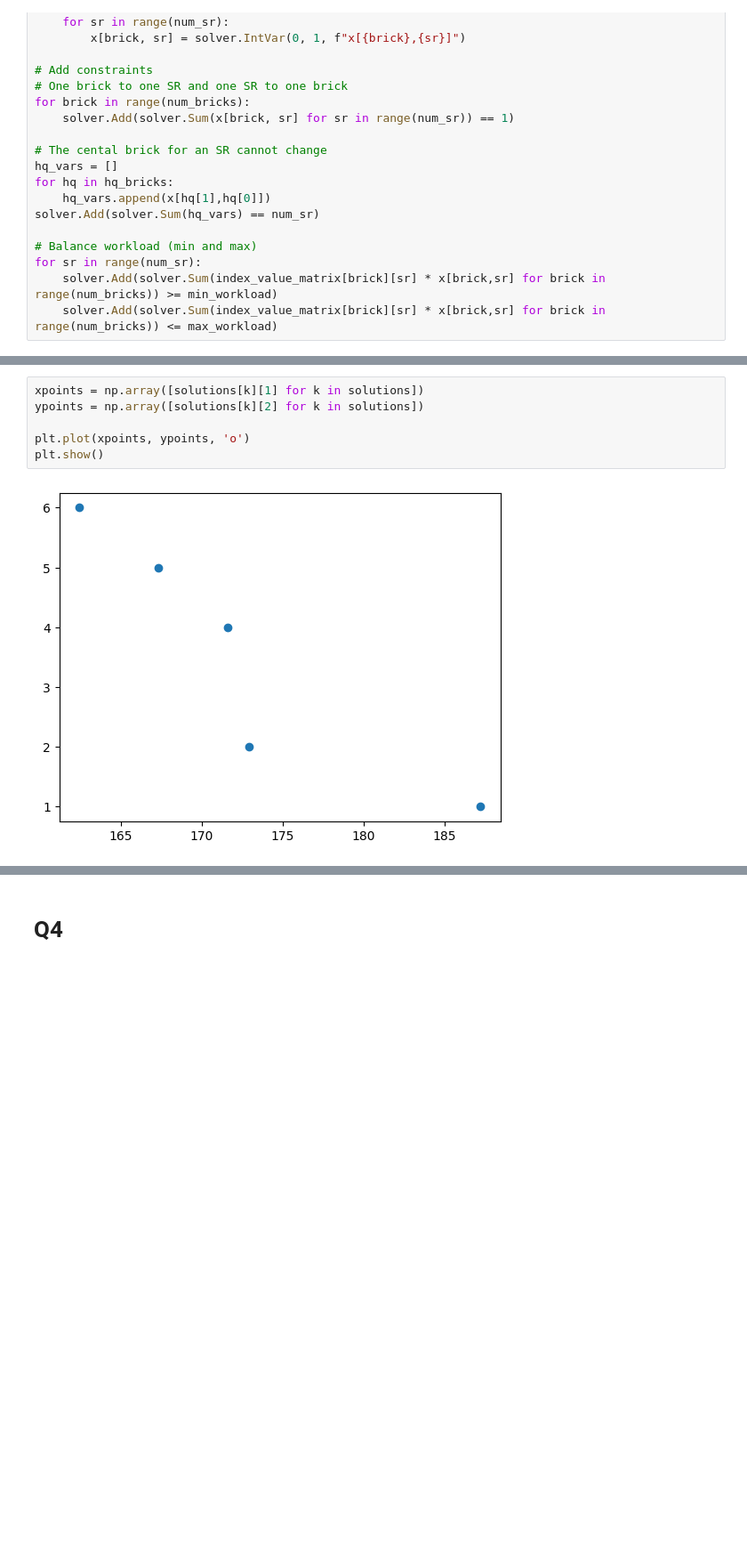
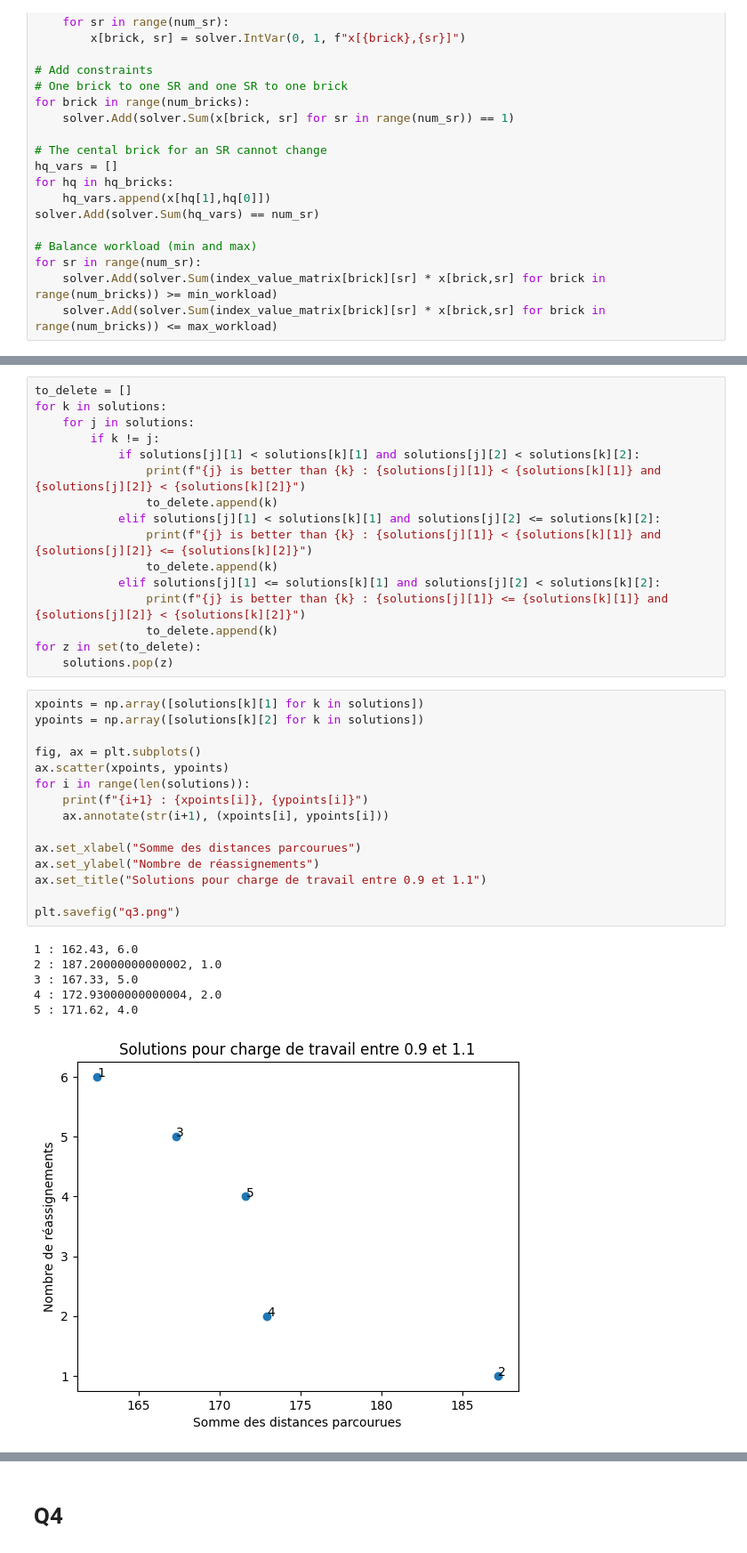
Before and after one commit to Myst4ke/pfizer-turkey, a Jupyter notebook: MIP_notebook.ipynb, the cells around one changed output, grey strips where cells are left out. Shown at 89% size. Cells and saved outputs as stored; diff of their text form; blank space fills up the shorter version.

```diff
--- a/MIP_notebook.ipynb
+++ b/MIP_notebook.ipynb
@@ -350,11 +396,41 @@ SR 4 is working 0.9025
 
 Number of reassignments : 4.0
 Total distance : 171.62
-# %%
-xpoints = np.array([solutions[k][1] for k in solutions])
-ypoints = np.array([solutions[k][2] for k in solutions])
-
-plt.plot(xpoints, ypoints, 'o')
-plt.show()
-# %% [output]
-[figure, removed]
+# %%
+to_delete = []
+for k in solutions:
+    for j in solutions:
+        if k != j:
+            if solutions[j][1] < solutions[k][1] and solutions[j][2] < solutions[k][2]:
+                print(f"{j} is better than {k} : {solutions[j][1]} < {solutions[k][1]} and {solutions[j][2]} < {solutions[k][2]}")
+                to_delete.append(k)
+            elif solutions[j][1] < solutions[k][1] and solutions[j][2] <= solutions[k][2]:
+                print(f"{j} is better than {k} : {solutions[j][1]} < {solutions[k][1]} and {solutions[j][2]} <= {solutions[k][2]}")
+                to_delete.append(k)
+            elif solutions[j][1] <= solutions[k][1] and solutions[j][2] < solutions[k][2]:
+                print(f"{j} is better than {k} : {solutions[j][1]} <= {solutions[k][1]} and {solutions[j][2]} < {solutions[k][2]}")
+                to_delete.append(k)
+for z in set(to_delete):
+    solutions.pop(z)
+# %%
+xpoints = np.array([solutions[k][1] for k in solutions])
+ypoints = np.array([solutions[k][2] for k in solutions])
+
+fig, ax = plt.subplots()
+ax.scatter(xpoints, ypoints)
+for i in range(len(solutions)):
+    print(f"{i+1} : {xpoints[i]}, {ypoints[i]}")
+    ax.annotate(str(i+1), (xpoints[i], ypoints[i]))
+
+ax.set_xlabel("Somme des distances parcourues")
+ax.set_ylabel("Nombre de réassignements")
+ax.set_title("Solutions pour charge de travail entre 0.9 et 1.1")
+
+plt.savefig("q3.png")
+# %% [output]
+1 : 162.43, 6.0
+2 : 187.20000000000002, 1.0
+3 : 167.33, 5.0
+4 : 172.93000000000004, 2.0
+5 : 171.62, 4.0
+[figure, added]
```
Also changed, not shown: parts of 9 cells of this notebook, 47 other files.
